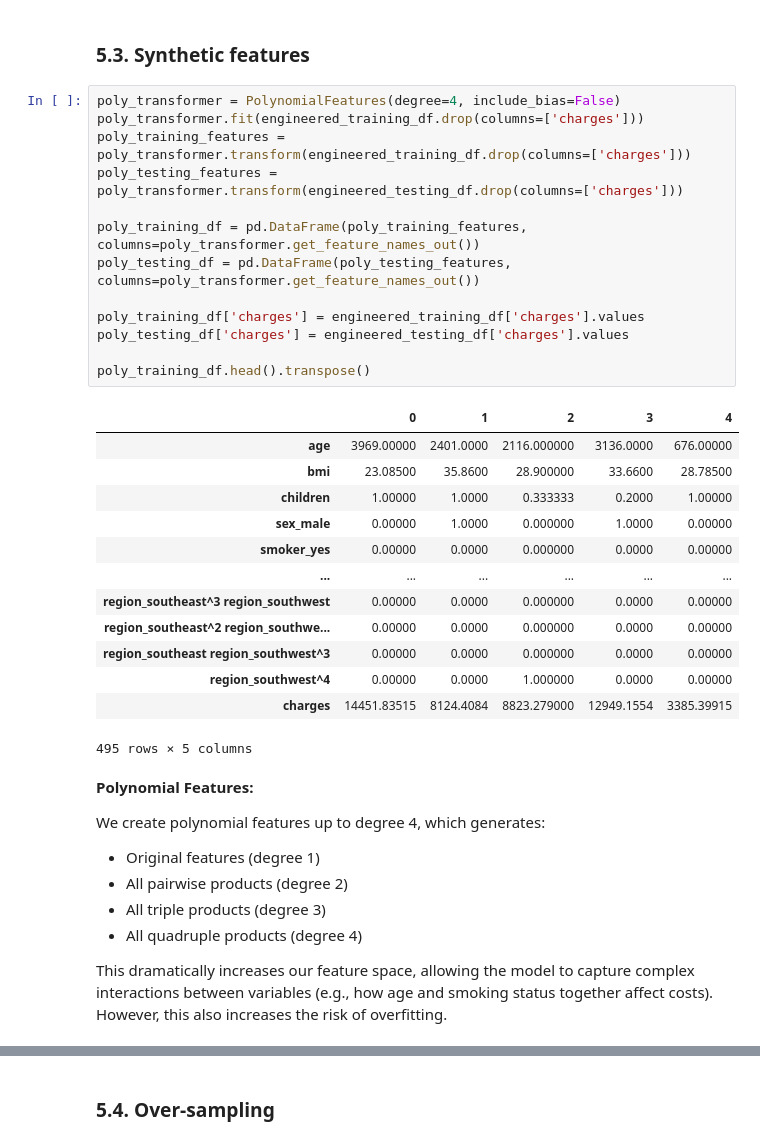
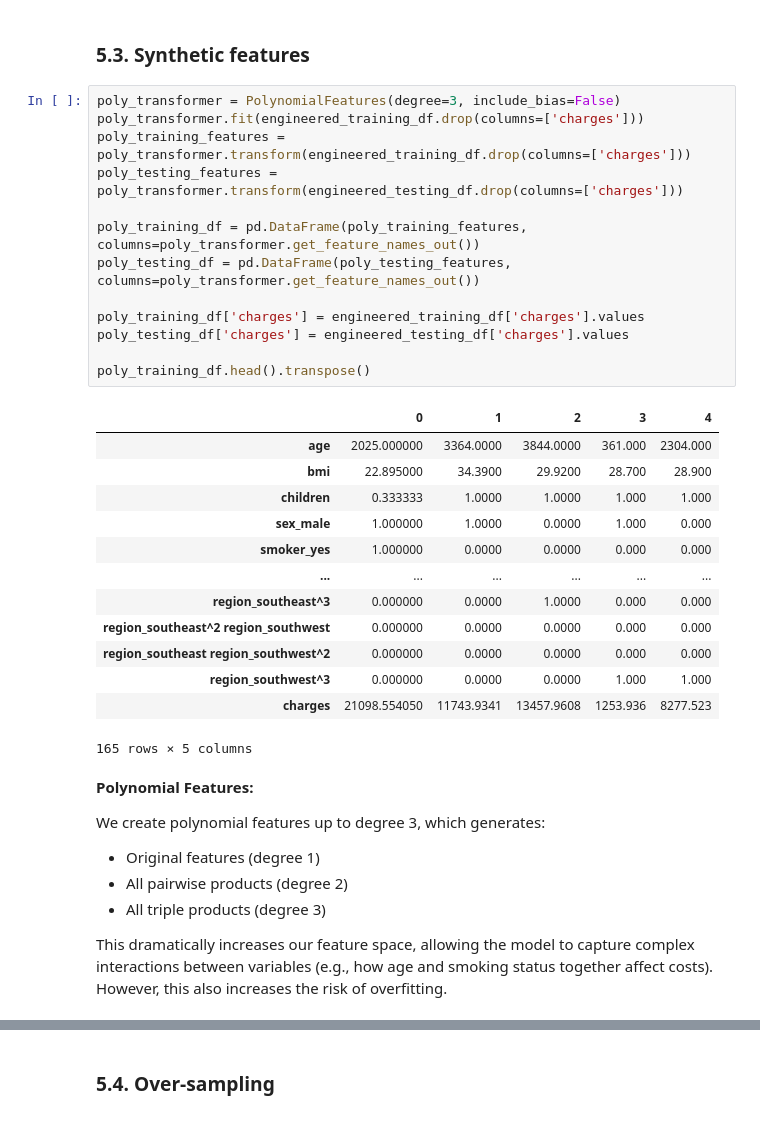
Before and after one commit to 4GeeksAcademy/gperdrizet-linear-regression, a Jupyter notebook: notebooks/solution.ipynb, the cells around one changed output, grey strips where cells are left out. Cells and saved outputs as stored; diff of their text form.

```diff
--- a/notebooks/solution.ipynb
+++ b/notebooks/solution.ipynb
@@ -498,40 +498,39 @@ Testing data predictions R squared: 0.77
 # %% [markdown]
 ### 5.3. Synthetic features
 # %%
-poly_transformer = PolynomialFeatures(degree=4, include_bias=False)
+poly_transformer = PolynomialFeatures(degree=3, include_bias=False)
 poly_transformer.fit(engineered_training_df.drop(columns=['charges']))
 poly_training_features = poly_transformer.transform(engineered_training_df.drop(columns=['charges']))
 poly_testing_features = poly_transformer.transform(engineered_testing_df.drop(columns=['charges']))
 
 poly_training_df = pd.DataFrame(poly_training_features, columns=poly_transformer.get_feature_names_out())
 poly_testing_df = pd.DataFrame(poly_testing_features, columns=poly_transformer.get_feature_names_out())
 
 poly_training_df['charges'] = engineered_training_df['charges'].values
 poly_testing_df['charges'] = engineered_testing_df['charges'].values
 
 poly_training_df.head().transpose()
 # %% [output]
 |  | 0 | 1 | 2 | 3 | 4 |
-| age | 3969.00000 | 2401.0000 | 2116.000000 | 3136.0000 | 676.00000 |
-| bmi | 23.08500 | 35.8600 | 28.900000 | 33.6600 | 28.78500 |
-| children | 1.00000 | 1.0000 | 0.333333 | 0.2000 | 1.00000 |
-| sex_male | 0.00000 | 1.0000 | 0.000000 | 1.0000 | 0.00000 |
-| smoker_yes | 0.00000 | 0.0000 | 0.000000 | 0.0000 | 0.00000 |
+| age | 2025.000000 | 3364.0000 | 3844.0000 | 361.000 | 2304.000 |
+| bmi | 22.895000 | 34.3900 | 29.9200 | 28.700 | 28.900 |
+| children | 0.333333 | 1.0000 | 1.0000 | 1.000 | 1.000 |
+| sex_male | 1.000000 | 1.0000 | 0.0000 | 1.000 | 0.000 |
+| smoker_yes | 1.000000 | 0.0000 | 0.0000 | 0.000 | 0.000 |
 | ... | ... | ... | ... | ... | ... |
-| region_southeast^3 region_southwest | 0.00000 | 0.0000 | 0.000000 | 0.0000 | 0.00000 |
-| region_southeast^2 region_southwe... | 0.00000 | 0.0000 | 0.000000 | 0.0000 | 0.00000 |
-| region_southeast region_southwest^3 | 0.00000 | 0.0000 | 0.000000 | 0.0000 | 0.00000 |
-| region_southwest^4 | 0.00000 | 0.0000 | 1.000000 | 0.0000 | 0.00000 |
-| charges | 14451.83515 | 8124.4084 | 8823.279000 | 12949.1554 | 3385.39915 |
+| region_southeast^3 | 0.000000 | 0.0000 | 1.0000 | 0.000 | 0.000 |
+| region_southeast^2 region_southwest | 0.000000 | 0.0000 | 0.0000 | 0.000 | 0.000 |
+| region_southeast region_southwest^2 | 0.000000 | 0.0000 | 0.0000 | 0.000 | 0.000 |
+| region_southwest^3 | 0.000000 | 0.0000 | 0.0000 | 1.000 | 1.000 |
+| charges | 21098.554050 | 11743.9341 | 13457.9608 | 1253.936 | 8277.523 |
-495 rows × 5 columns
+165 rows × 5 columns
 # %% [markdown]
 **Polynomial Features:**
 
-We create polynomial features up to degree 4, which generates:
+We create polynomial features up to degree 3, which generates:
 - Original features (degree 1)
 - All pairwise products (degree 2)
 - All triple products (degree 3)
-- All quadruple products (degree 4)
 
 This dramatically increases our feature space, allowing the model to capture complex interactions between variables (e.g., how age and smoking status together affect costs). However, this also increases the risk of overfitting.
 # %%
```
Also changed, not shown: parts of 20 cells of this notebook.
